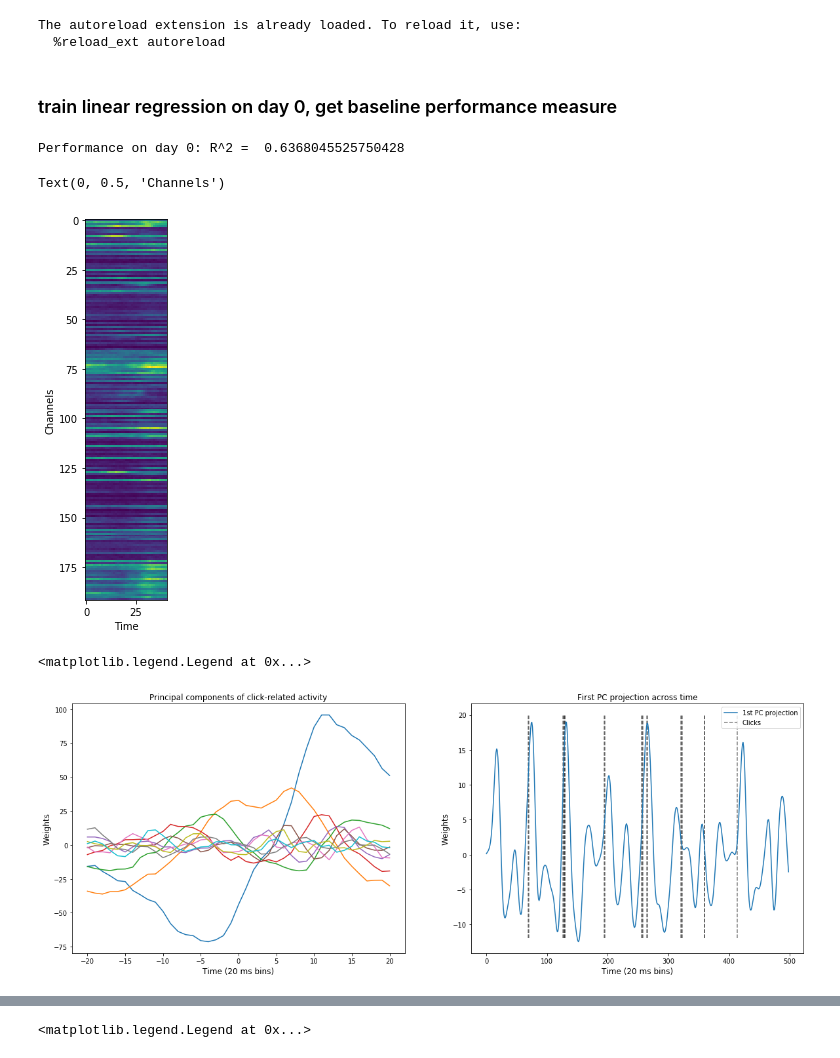
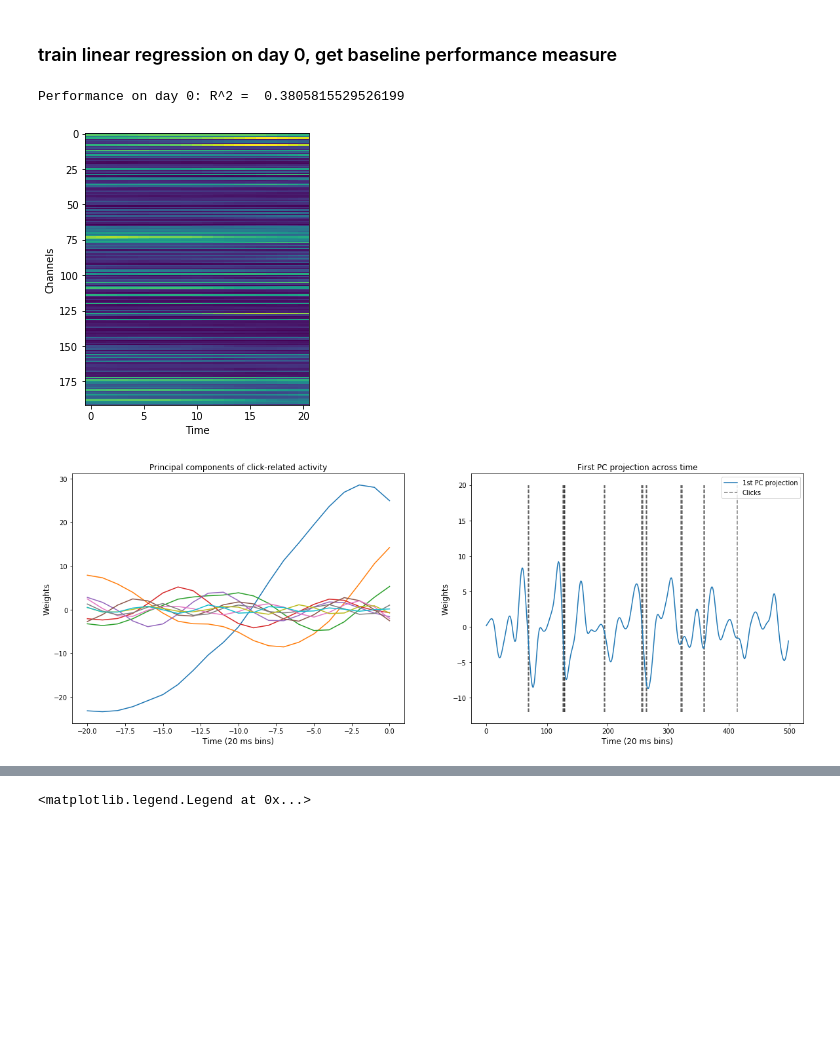
Before and after one commit to guyhwilson/nonstationarities, a Jupyter notebook: notebooks/DecodingClick_T5.ipynb, the cells around one changed output, grey strips where cells are left out. Drawn from its saved outputs; the diff is of its cells as text; code cells hidden in the pictures; blank space fills up the shorter version.

Commit message:
updated plots

```diff
--- a/notebooks/DecodingClick_T5.ipynb
+++ b/notebooks/DecodingClick_T5.ipynb
@@ -11,7 +11,6 @@ import sys
 
 [sys.path.append(f) for f in glob.glob('../utils/*')]
 from preprocess import DataStruct
-from firingrate import raster2FR
 from plotting_utils import figSize
 from lineplots import plotsd
 from hmm_utils import *
@@ -27,51 +26,57 @@ from sklearn.model_selection import cross_val_score
 from sklearn.decomposition import FactorAnalysis, PCA
 
 
-files          = glob.glob('D:/T5_ClosedLoop/historical/*')
-click_sessions = get_Sessions(files, min_nblocks = 0, getClick = True)
+data_dir    = '/oak/stanford/groups/shenoy/gwilson/nonstationarities/'
+participant = 'T5/historical/'
+min_nblocks = 3
+
+# preprocess by selecting sessions with a minimal block count:
+files          = loadDataset(data_dir, participant)
+click_sessions = get_Sessions(files, min_nblocks, getClick = True)
-# %% [output]
-The autoreload extension is already loaded. To reload it, use:
-  %reload_ext autoreload
 # %% [markdown]
 ### train linear regression on day 0, get baseline performance measure
 # %%
-
 # Get initial day performance and decoder:
-day0       = DataStruct(click_sessions[0], alignScreens = True)
-train_frac = 0.5
+train_size = 0.67
 task       = None
-sigma      = 10
+sigma      = 2
 blocks     = None
 
-train_x, test_x, train_y, test_y  = getTrainTest(day0, train_frac = train_frac, sigma = sigma, task = task, blocks = blocks, return_flattened = True)
-ref_scores, ref_decoder           = traintest_DecoderSupervised([train_x], [test_x], [train_y], [test_y])
+day0       = DataStruct(click_sessions[0], alignScreens = True, causal_filter = sigma)
 
-print('Performance on day 0: R^2 = ', np.mean(ref_scores))
+train_x, test_x, train_y, test_y  = getTrainTest(day0, train_size = train_size, sigma = sigma, task = task, blocks = blocks, returnFlattened = True)
+train_x, test_x  = get_BlockwiseMeanSubtracted(train_x, test_x, concatenate = True)
+train_y          = np.concatenate(train_y)
+test_y           = np.concatenate(test_y)
+
+print('Performance on day 0: R^2 = ', LinearRegression().fit(train_x, train_y).score(test_x, test_y))
 # %% [output]
-Performance on day 0: R^2 =  0.6368045525750428
+Performance on day 0: R^2 =  0.3805815529526199
 # %%
 neural      = [day0.TX_continuous[:10000, :]]
 cursorPos   = [day0.cursorPos_continuous[:10000, :]]
 clickSignal = [day0.decClick_continuous[:10000]]
 targetPos   = [day0.targetPos_continuous[:10000, :]]
 # %%
+figSize(5, 4)
+
 window       = 20
 
 click_times  = np.where(clickSignal[0] == 1)[0][:-4]
 n_clicks     = len(click_times)
-neural_click = np.zeros(((window * 2) + 1, 192, n_clicks))
+neural_click = np.zeros((window  + 1, 192, n_clicks))
 
 for i, t in enumerate(click_times):
-    neural_click[:, :, i] = neural[0][(t - window):(t + window + 1), :]
+    neural_click[:, :, i] = neural[0][(t - window):(t + 1), :]
 avgd = np.mean(neural_click, axis = 2)
 
 
-plt.imshow(avgd.T)
+plt.imshow(avgd.T, aspect = 'auto')
 plt.xlabel('Time')
 plt.ylabel('Channels')
+plt.show()
 # %% [output]
-Text(0, 0.5, 'Channels')
-[figure, old version]
+[figure, new version]
 # %%
 from sklearn.decomposition import PCA
 from scipy.ndimage import gaussian_filter1d
@@ -81,7 +86,7 @@ pca  = PCA().fit(avgd)
 
 plt.subplot(1, 2, 1)
 components = pca.transform(avgd)
-plt.plot(np.arange(-1 * window, window + 1), components[:, :10])
+plt.plot(np.arange(-1 * window, 1), components[:, :10])
 plt.xlabel('Time (20 ms bins)', fontsize = 12)
 plt.ylabel('Weights', fontsize = 12)
 plt.title('Principal components of click-related activity', fontsize = 12)
@@ -95,9 +100,9 @@ plt.xlabel('Time (20 ms bins)', fontsize = 12)
 plt.ylabel('Weights', fontsize = 12)
 plt.title('First PC projection across time', fontsize = 12)
 plt.legend()
+plt.show()
 # %% [output]
-<matplotlib.legend.Legend at 0x...>
-[figure, old version]
+[figure, new version]
 # %%
 from click_utils import get_WindowedFeatures, ClickDecoder
 from sklearn.model_selection import train_test_split
```
Also changed, not shown: parts of 3 cells of this notebook, 13 other files.
